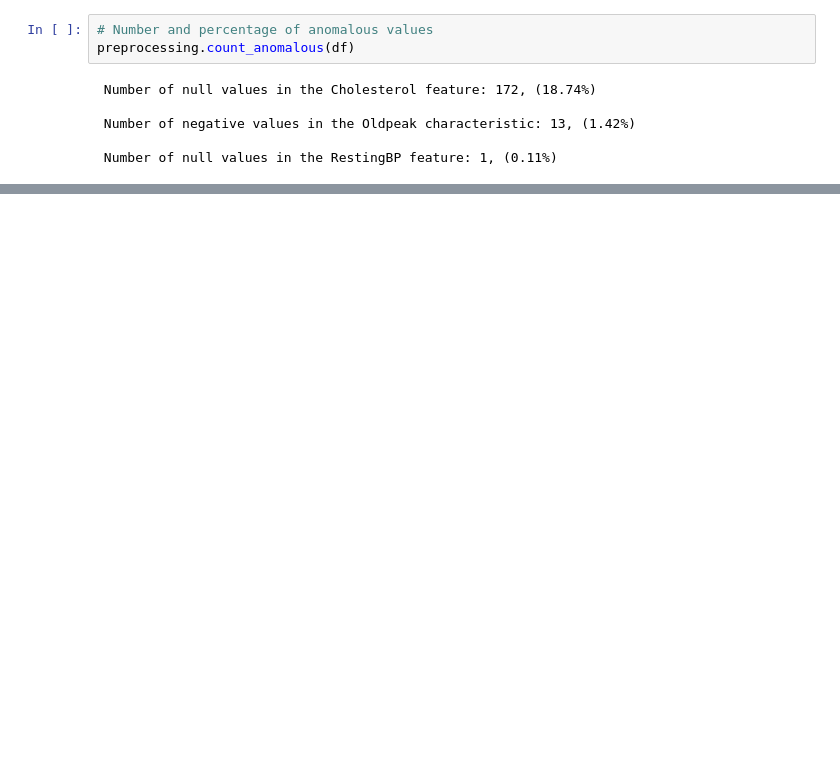
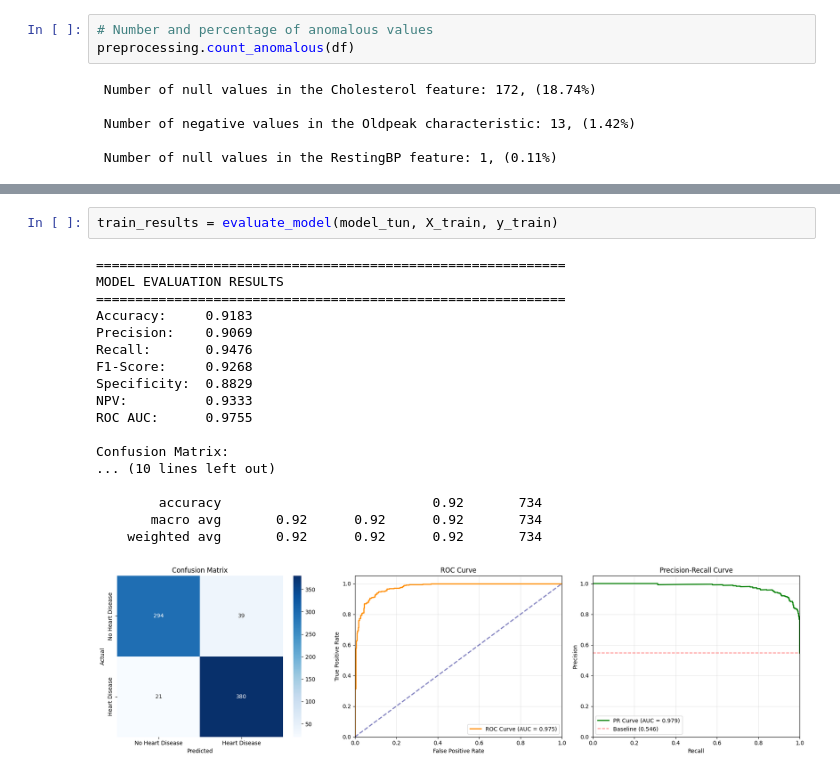
Before and after one commit to msolpera/heart_disease_classification, a Jupyter notebook: main.ipynb, the cells around one changed output, grey strips where cells are left out. Saved outputs shown, nothing was run; the diff lists cells and outputs as text; blank space fills up the shorter version.

```diff
--- a/main.ipynb
+++ b/main.ipynb
@@ -295,2 +294,23 @@ Best CV Score: 0.8692
+# %%
+train_results = evaluate_model(model_tun, X_train, y_train)
+# %% [output]
+============================================================
+MODEL EVALUATION RESULTS
+============================================================
+Accuracy:     0.9183
+Precision:    0.9069
+Recall:       0.9476
+F1-Score:     0.9268
+Specificity:  0.8829
+NPV:          0.9333
+ROC AUC:      0.9755
+
+Confusion Matrix:
+... (10 lines left out)
+
+        accuracy                           0.92       734
+       macro avg       0.92      0.92      0.92       734
+    weighted avg       0.92      0.92      0.92       734
+[figure, added]
 # %%
 # Evaluate the Model
```
Also changed, not shown: parts of 13 cells of this notebook, 7 other files.
